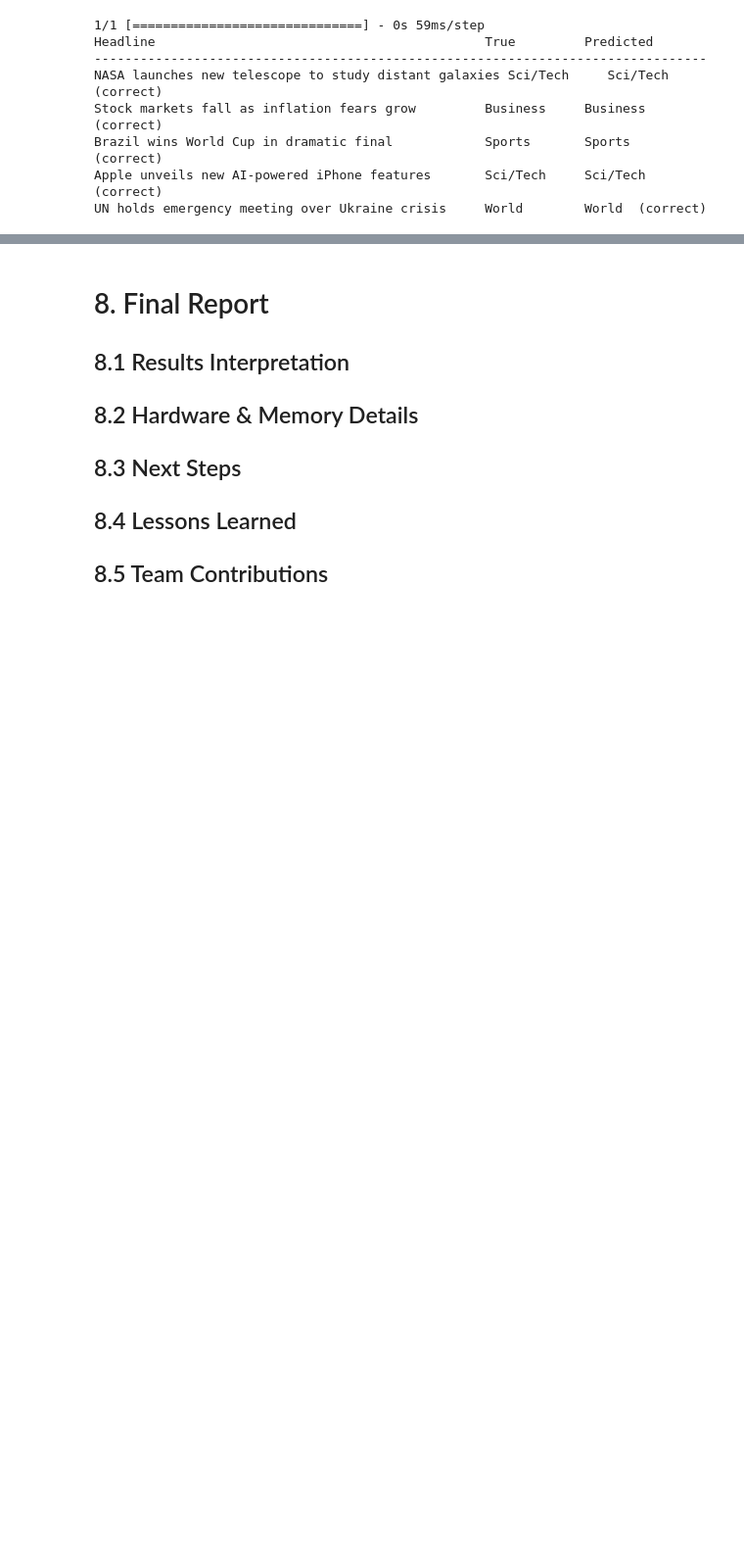
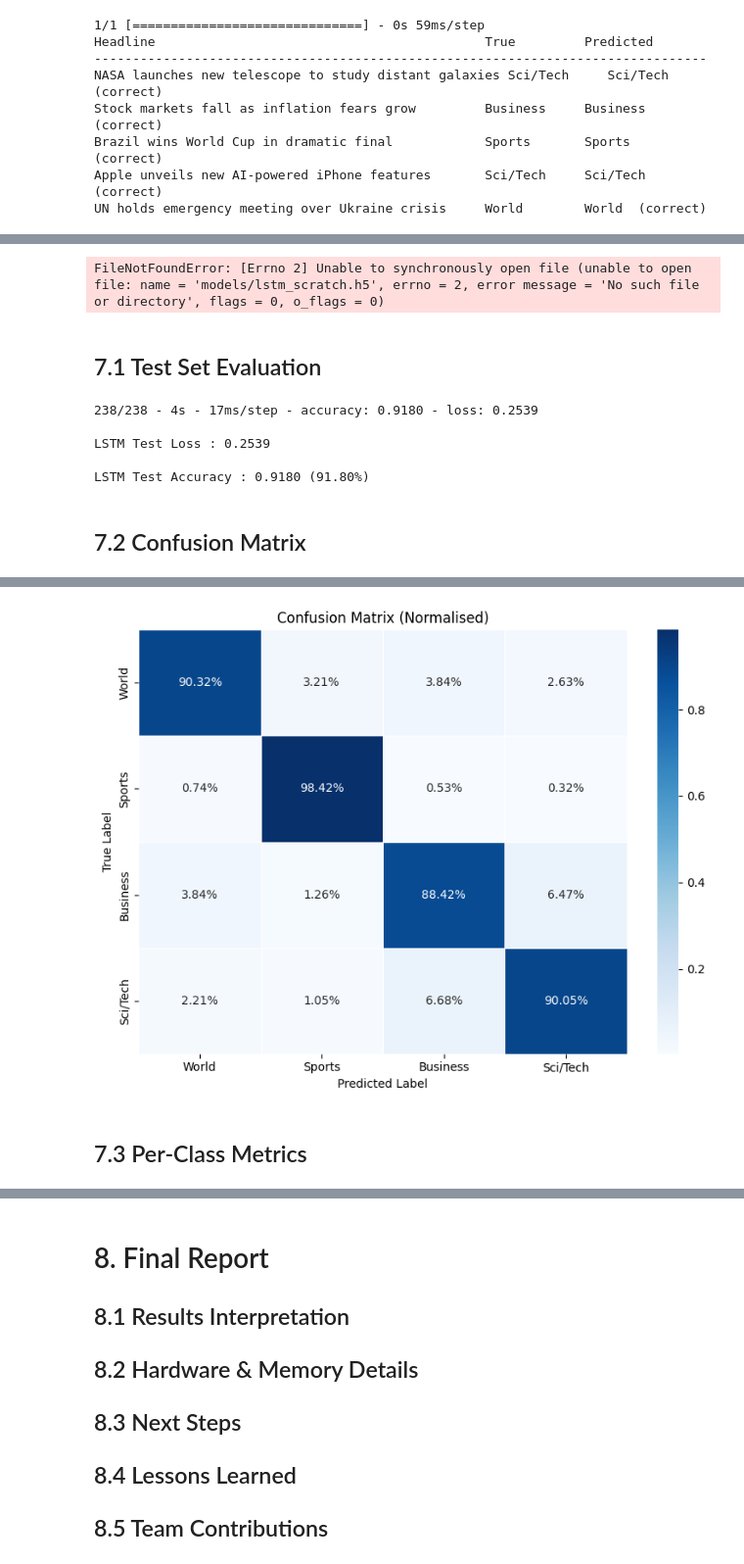
Before and after one commit to jordan6andres/math4dl_project, a Jupyter notebook: notebooks/dl_math_project.ipynb, the cells around one changed output, grey strips where cells are left out. Shown at 98% size. Drawn from its saved outputs; the diff is of its cells as text; code cells hidden in the pictures; blank space fills up the shorter version.

```diff
--- a/notebooks/dl_math_project.ipynb
+++ b/notebooks/dl_math_project.ipynb
@@ -821,0 +975,45 @@ UN holds emergency meeting over Ukraine crisis     World        World  (correct)
+# %%
+import numpy as np
+import pandas as pd
+from src.utils import (
+    plot_training_history,
+    plot_confusion_matrix,
+    print_classification_report,
+    compute_metrics
+)
+
+CLASS_NAMES=["World","Sports","Business","Sci/Tech"]
+
+# ── Load saved models ────────────────────────────────────
+lstm_model = tf.keras.models.load_model("models/lstm_scratch.h5")
+bert_model = tf.keras.models.load_model("models/bert_model")
+print("Both models loaded!")
+# %% [output]
+FileNotFoundError: [Errno 2] Unable to synchronously open file (unable to open file: name = 'models/lstm_scratch.h5', errno = 2, error message = 'No such file or directory', flags = 0, o_flags = 0)
+# %% [markdown]
+## 7.1 Test Set Evaluation
+# %%
+lstm_test_loss, lstm_test_acc = final_model.evaluate(
+    X_test,y_test,verbose=2
+)
+print(f"\nLSTM Test Loss : {lstm_test_loss:.4f}")
+print(f"\nLSTM Test Accuracy : {lstm_test_acc:.4f} ({lstm_test_acc * 100:.2f}%)")
+# %% [output]
+238/238 - 4s - 17ms/step - accuracy: 0.9180 - loss: 0.2539
+
+LSTM Test Loss : 0.2539
+
+LSTM Test Accuracy : 0.9180 (91.80%)
+# %% [markdown]
+## 7.2 Confusion Matrix
+# %%
+lstm_y_pred = final_model.predict(X_test).argmax(axis=1)
+lstm_y_true = y_test.argmax(axis=1)
+
+fig = plot_confusion_matrix(
+    lstm_y_true, lstm_y_pred,
+    class_names=CLASS_NAMES,
+    normalize=True,
+    save_path="../reports/lstm_confusion_matrix.png"
+)
+# %% [output]
@@ -821,0 +1021,3 @@ UN holds emergency meeting over Ukraine crisis     World        World  (correct)
+[figure, added]
+# %% [markdown]
+## 7.3 Per-Class Metrics
```
Also changed, not shown: parts of 21 cells of this notebook, 2 other files.
